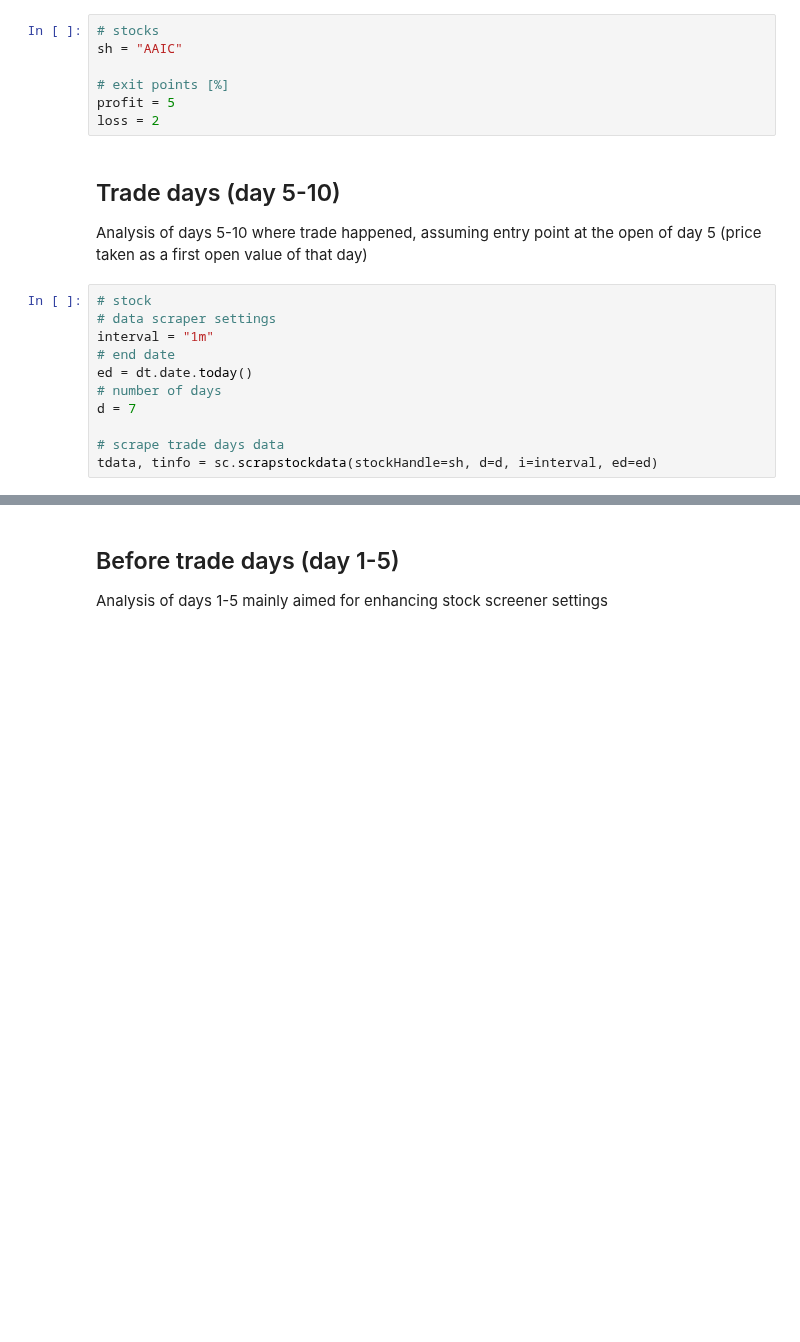
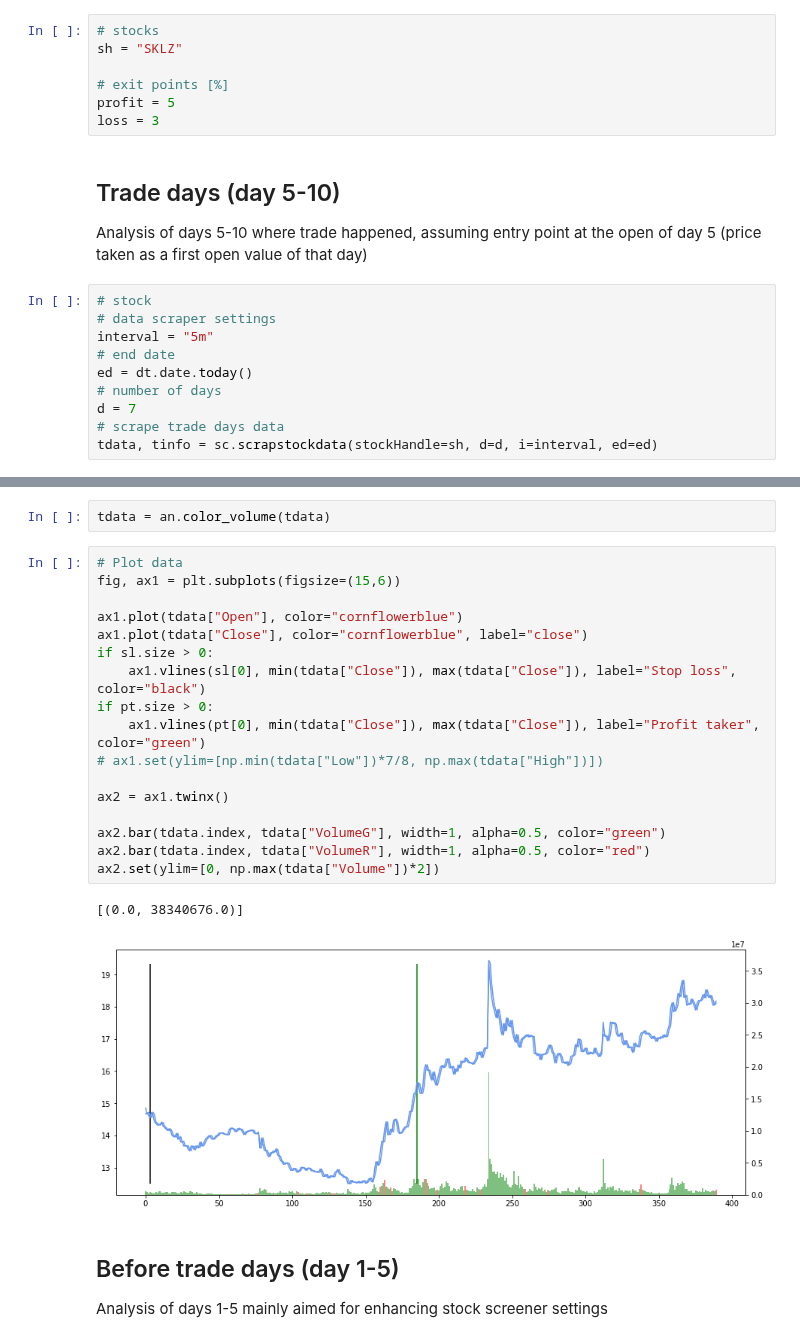
Before and after one commit to ofinke/stocksandloss, a Jupyter notebook: week_analysis.ipynb, the cells around one changed output, grey strips where cells are left out. Cells and saved outputs as stored; diff of their text form; blank space fills up the shorter version.

```diff
--- a/week_analysis.ipynb
+++ b/week_analysis.ipynb
@@ -19,11 +21,11 @@ import analyzer as an
 ## General settings
 # %%
 # stocks
-sh = "AAIC"
+sh = "SKLZ"
 
 # exit points [%]
 profit = 5
-loss = 2
+loss = 3
 # %% [markdown]
 ## Trade days (day 5-10)
 
@@ -31,11 +33,10 @@ Analysis of days 5-10 where trade happened, assuming entry point at the open of
 # %%
 # stock
 # data scraper settings
-interval = "1m"
+interval = "5m"
 # end date
 ed = dt.date.today()
 # number of days
 d = 7
-
 # scrape trade days data
 tdata, tinfo = sc.scrapstockdata(stockHandle=sh, d=d, i=interval, ed=ed)
@@ -49,3 +78,25 @@ Status: completed
+# %%
+tdata = an.color_volume(tdata)
+# %%
+# Plot data
+fig, ax1 = plt.subplots(figsize=(15,6))
+
+ax1.plot(tdata["Open"], color="cornflowerblue")
+ax1.plot(tdata["Close"], color="cornflowerblue", label="close")
+if sl.size > 0:
+    ax1.vlines(sl[0], min(tdata["Close"]), max(tdata["Close"]), label="Stop loss", color="black")
+if pt.size > 0:
+    ax1.vlines(pt[0], min(tdata["Close"]), max(tdata["Close"]), label="Profit taker", color="green")
+# ax1.set(ylim=[np.min(tdata["Low"])*7/8, np.max(tdata["High"])])
+
+ax2 = ax1.twinx()
+
+ax2.bar(tdata.index, tdata["VolumeG"], width=1, alpha=0.5, color="green")
+ax2.bar(tdata.index, tdata["VolumeR"], width=1, alpha=0.5, color="red")
+ax2.set(ylim=[0, np.max(tdata["Volume"])*2])
+# %% [output]
+[(0.0, 38340676.0)]
+[figure, added]
 # %% [markdown]
 ## Before trade days (day 1-5)
 
```
Also changed, not shown: parts of 5 cells of this notebook, 1 other file.
